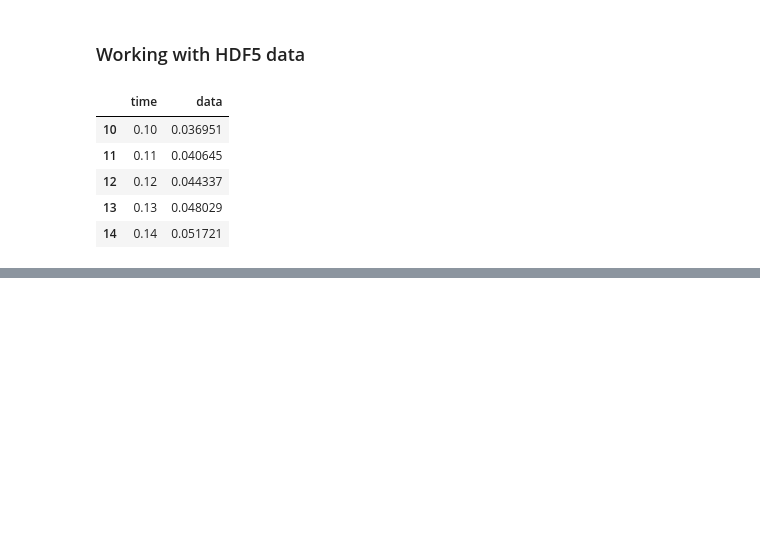
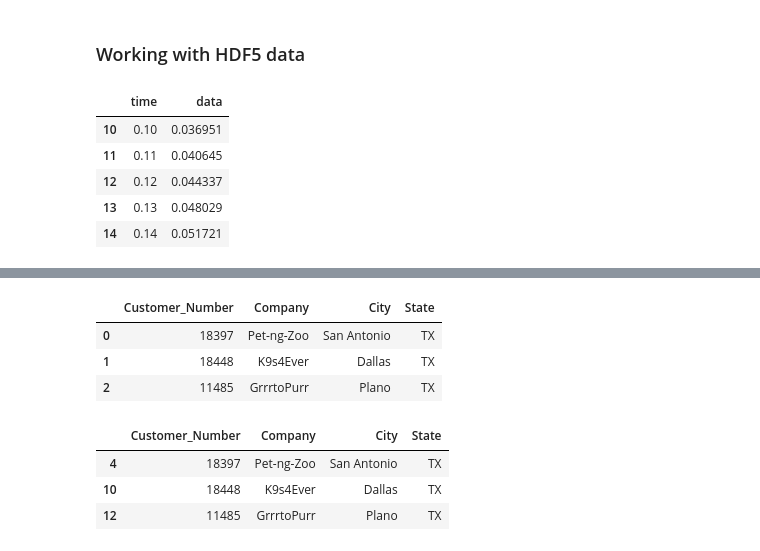
Before and after one commit to mlhudson1/CIDM4310-70_Pandas, a Jupyter notebook: Chapter3.ipynb, the cells around one changed output, grey strips where cells are left out. Cells and saved outputs as stored; diff of their text form; code cells hidden in the pictures; blank space fills up the shorter version.

```diff
--- a/Chapter3.ipynb
+++ b/Chapter3.ipynb
@@ -421,0 +456,16 @@ data_reread.head()
+# %%
+sqlCon=sqlite3.connect('Chapter3-Datasets/pet_stores.db')
+TX_customers=pd.read_sql("select Customer_Number,Company,City, State from Customers "+" Where State='TX'", sqlCon)
+TX_customers
+# %% [output]
+|  | Customer_Number | Company | City | State |
+| 0 | 18397 | Pet-ng-Zoo | San Antonio | TX |
+| 1 | 18448 | K9s4Ever | Dallas | TX |
+| 2 | 11485 | GrrrtoPurr | Plano | TX |
+# %%
+customers.loc[customers['State']== 'TX', :]
+# %% [output]
+|  | Customer_Number | Company | City | State |
+| 4 | 18397 | Pet-ng-Zoo | San Antonio | TX |
+| 10 | 18448 | K9s4Ever | Dallas | TX |
+| 12 | 11485 | GrrrtoPurr | Plano | TX |
```
Also changed, not shown: parts of 8 cells of this notebook, 1 other file.
